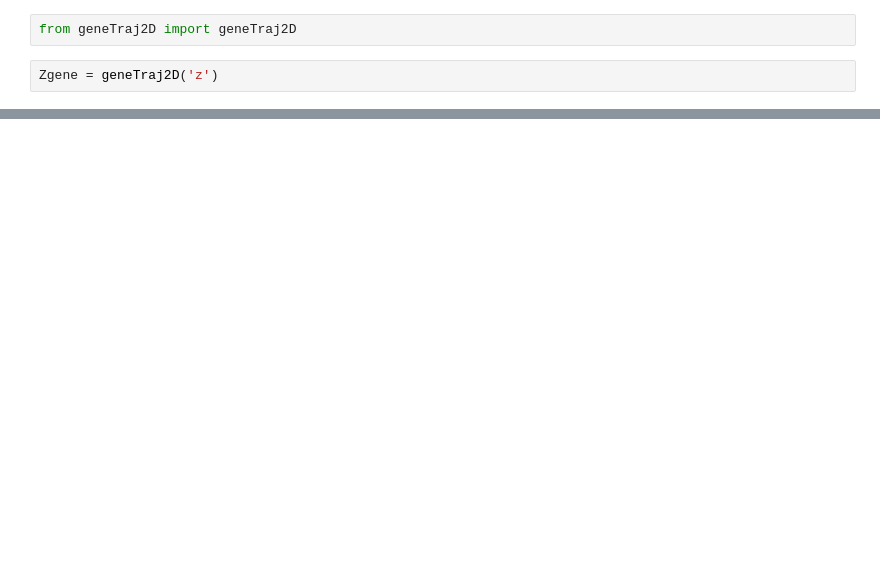
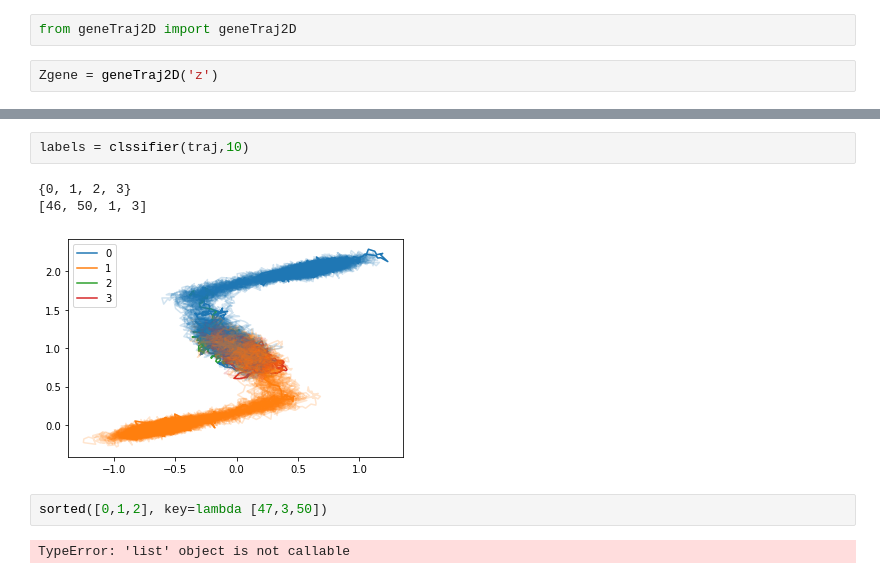
Before and after one commit to zwei21/matlab2py, a Jupyter notebook: pkgBuild/script/test.ipynb, the cells around one changed output, grey strips where cells are left out. Drawn from its saved outputs; the diff is of its cells as text; blank space fills up the shorter version.

```diff
--- a/pkgBuild/script/test.ipynb
+++ b/pkgBuild/script/test.ipynb
@@ -9,0 +27,10 @@ AttributeError: 'tqdm' object has no attribute 'get'
+# %%
+labels = clssifier(traj,10)
+# %% [output]
+{0, 1, 2, 3}
+[46, 50, 1, 3]
+[figure, added]
+# %%
+sorted([0,1,2], key=lambda [47,3,50])
+# %% [output]
+TypeError: 'list' object is not callable
```
Also changed, not shown: parts of 5 cells of this notebook, 3 other files.
